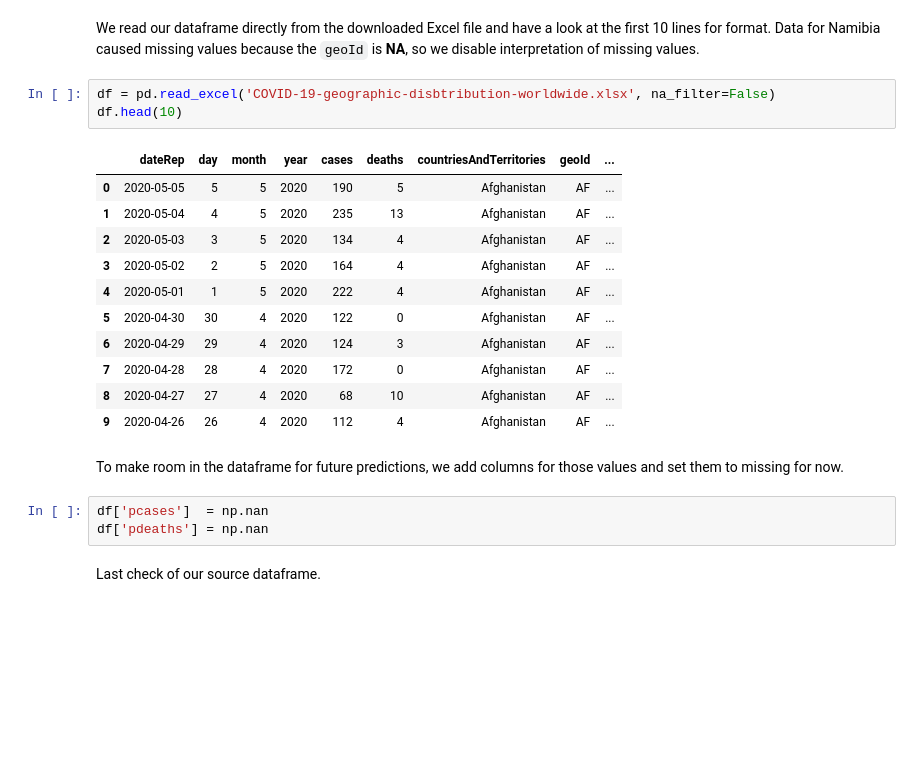
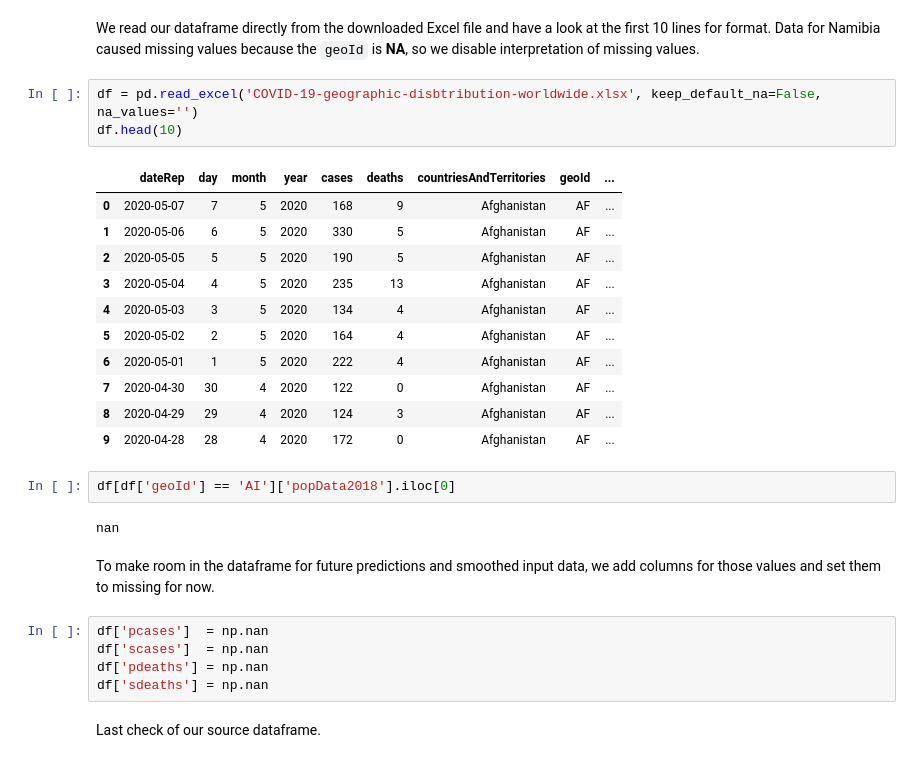
Before and after one commit to R3dje/COVID19, a Jupyter notebook: Modelmulti.ipynb, the cells around one changed output. Cells and saved outputs as stored; diff of their text form; blank space fills up the shorter version.

```diff
--- a/Modelmulti.ipynb
+++ b/Modelmulti.ipynb
@@ -24,25 +24,31 @@ import numpy  as np
 # %% [markdown]
 We read our dataframe directly from the downloaded Excel file and have a look at the first 10 lines for format. Data for Namibia caused missing values because the `geoId` is __NA__, so we disable interpretation of missing values.
 # %%
-df = pd.read_excel('COVID-19-geographic-disbtribution-worldwide.xlsx', na_filter=False)
+df = pd.read_excel('COVID-19-geographic-disbtribution-worldwide.xlsx', keep_default_na=False, na_values='')
 df.head(10)
 # %% [output]
 |  | dateRep | day | month | year | cases | deaths | countriesAndTerritories | geoId | ... |
-| 0 | 2020-05-05 | 5 | 5 | 2020 | 190 | 5 | Afghanistan | AF | ... |
-| 1 | 2020-05-04 | 4 | 5 | 2020 | 235 | 13 | Afghanistan | AF | ... |
-| 2 | 2020-05-03 | 3 | 5 | 2020 | 134 | 4 | Afghanistan | AF | ... |
-| 3 | 2020-05-02 | 2 | 5 | 2020 | 164 | 4 | Afghanistan | AF | ... |
-| 4 | 2020-05-01 | 1 | 5 | 2020 | 222 | 4 | Afghanistan | AF | ... |
-| 5 | 2020-04-30 | 30 | 4 | 2020 | 122 | 0 | Afghanistan | AF | ... |
-| 6 | 2020-04-29 | 29 | 4 | 2020 | 124 | 3 | Afghanistan | AF | ... |
-| 7 | 2020-04-28 | 28 | 4 | 2020 | 172 | 0 | Afghanistan | AF | ... |
-| 8 | 2020-04-27 | 27 | 4 | 2020 | 68 | 10 | Afghanistan | AF | ... |
-| 9 | 2020-04-26 | 26 | 4 | 2020 | 112 | 4 | Afghanistan | AF | ... |
+| 0 | 2020-05-07 | 7 | 5 | 2020 | 168 | 9 | Afghanistan | AF | ... |
+| 1 | 2020-05-06 | 6 | 5 | 2020 | 330 | 5 | Afghanistan | AF | ... |
+| 2 | 2020-05-05 | 5 | 5 | 2020 | 190 | 5 | Afghanistan | AF | ... |
+| 3 | 2020-05-04 | 4 | 5 | 2020 | 235 | 13 | Afghanistan | AF | ... |
+| 4 | 2020-05-03 | 3 | 5 | 2020 | 134 | 4 | Afghanistan | AF | ... |
+| 5 | 2020-05-02 | 2 | 5 | 2020 | 164 | 4 | Afghanistan | AF | ... |
+| 6 | 2020-05-01 | 1 | 5 | 2020 | 222 | 4 | Afghanistan | AF | ... |
+| 7 | 2020-04-30 | 30 | 4 | 2020 | 122 | 0 | Afghanistan | AF | ... |
+| 8 | 2020-04-29 | 29 | 4 | 2020 | 124 | 3 | Afghanistan | AF | ... |
+| 9 | 2020-04-28 | 28 | 4 | 2020 | 172 | 0 | Afghanistan | AF | ... |
+# %%
+df[df['geoId'] == 'AI']['popData2018'].iloc[0]
+# %% [output]
+nan
 # %% [markdown]
-To make room in the dataframe for future predictions, we add columns for those values and set them to missing for now.
+To make room in the dataframe for future predictions and smoothed input data, we add columns for those values and set them to missing for now.
 # %%
 df['pcases']  = np.nan
+df['scases']  = np.nan
 df['pdeaths'] = np.nan
+df['sdeaths'] = np.nan
 # %% [markdown]
 Last check of our source dataframe.
 # %%
```
Also changed, not shown: parts of 7 cells of this notebook, 4 other files.
